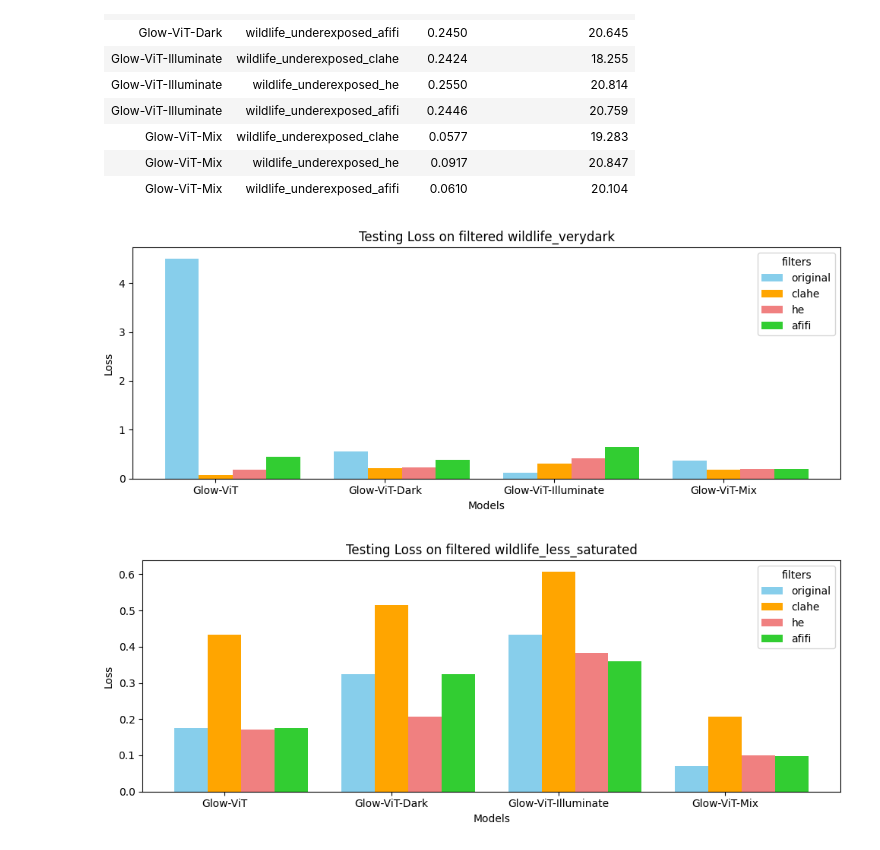
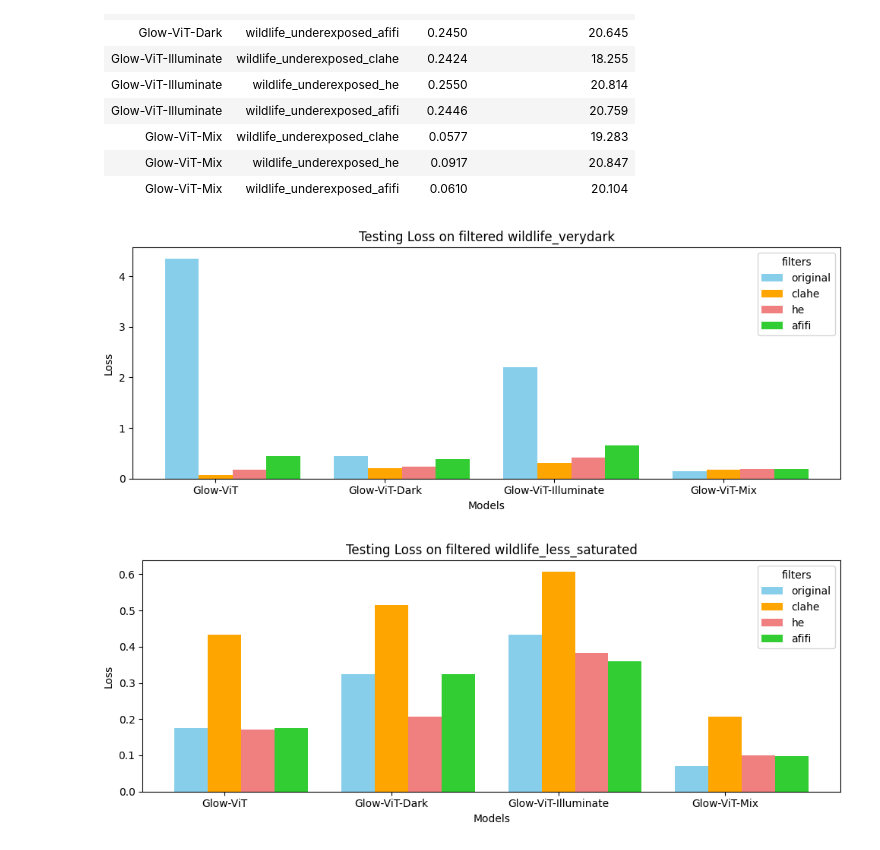
Before and after one commit to yin30lei/ECE-253-Project, a Jupyter notebook: result_visualize.ipynb, the cells around one changed output. Saved outputs shown, nothing was run; the diff lists cells and outputs as text; code cells hidden in the pictures.

Commit message:
corrected values for histogram

```diff
--- a/result_visualize.ipynb
+++ b/result_visualize.ipynb
@@ -170,35 +170,35 @@ going through 3 different filters to process low-light images:
 # %%
 
 models = ["Glow-ViT", "Glow-ViT-Dark", "Glow-ViT-Illuminate", "Glow-ViT-Mix"]
 filters = ["original", "clahe", "he", "afifi"]
 eval_loss = {
-    "Glow-ViT": [4.5018, 0.075, 0.1791, 0.4517],
-    "Glow-ViT-Dark": [0.5554, 0.2089, 0.2324, 0.3838],
-    "Glow-ViT-Illuminate": [0.1177, 0.3039, 0.419, 0.6543],
-    "Glow-ViT-Mix": [0.3715, 0.1768, 0.1925, 0.1952],
+    "Glow-ViT": [4.3495, 0.075, 0.1791, 0.4517],
+    "Glow-ViT-Dark": [0.4528, 0.2089, 0.2324, 0.3838],
+    "Glow-ViT-Illuminate": [2.2027, 0.3039, 0.419, 0.6543],
+    "Glow-ViT-Mix": [0.1396, 0.1768, 0.1925, 0.1952],
 }
 
 x = np.arange(len(models))
 width = 0.2
 colors = ["skyblue", "orange", "lightcoral", "limegreen"]
 
 fig, ax = plt.subplots(figsize=(10, 4))
 
 for i, filter in enumerate(filters):
     offset = (i - 1) * width
     ax.bar(x + offset, [eval_loss[model][i] for model in models], width, label=filter, color=colors[i])
 
 ax.set_title("Testing Loss on filtered wildlife_verydark")
 ax.set_xlabel("Models")
 ax.set_ylabel("Loss")
 ax.set_xticks(x)
 ax.set_xticklabels(models)
 ax.legend(title="filters")
 
 plt.tight_layout()
 plt.show()
 # %% [output]
-[figure, old version]
+[figure, new version]
 # %%
 
 models = ["Glow-ViT", "Glow-ViT-Dark", "Glow-ViT-Illuminate", "Glow-ViT-Mix"]
```
Also changed, not shown: parts of 1 cell of this notebook, 3 other files.
